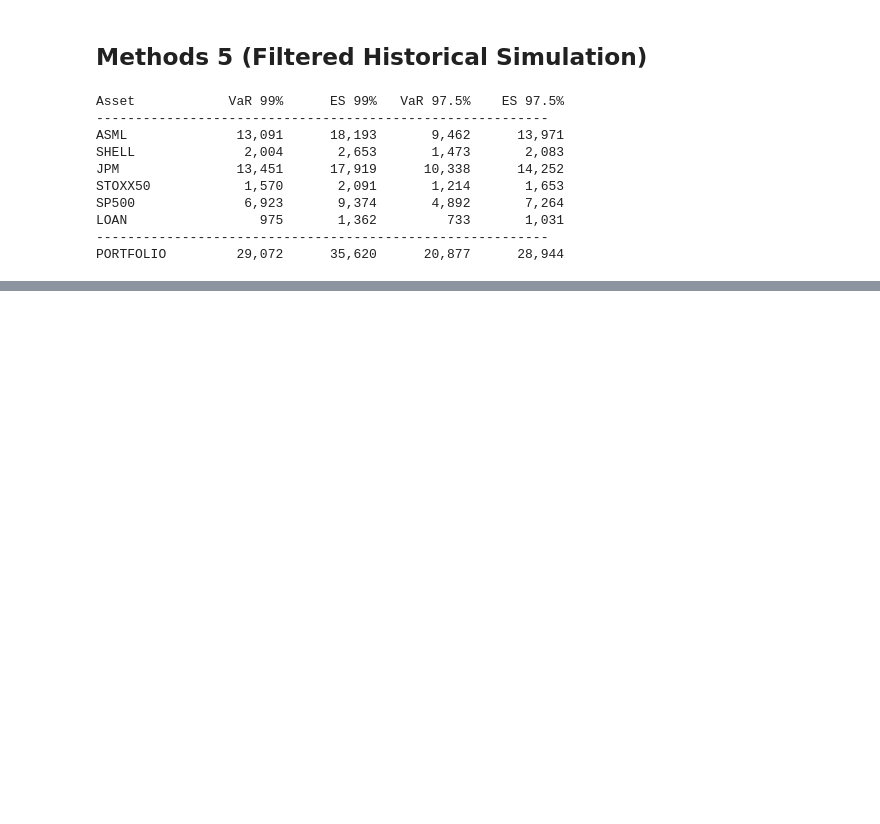
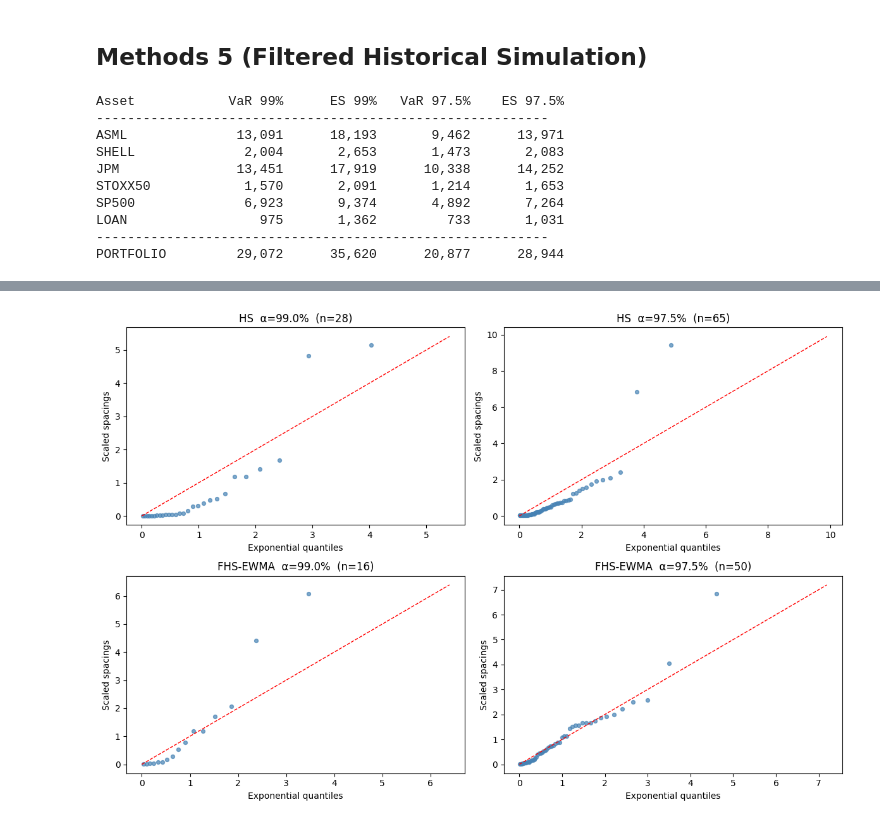
Before and after one commit to siddharthyashkukreja-cloud/QFRM_Assignments, a Jupyter notebook: Assignment_1/04_andreas.ipynb, the cells around one changed output, grey strips where cells are left out. Drawn from its saved outputs; the diff is of its cells as text; code cells hidden in the pictures; blank space fills up the shorter version.

```diff
--- a/Assignment_1/04_andreas.ipynb
+++ b/Assignment_1/04_andreas.ipynb
@@ -150,0 +262,22 @@ PORTFOLIO         29,072      35,620      20,877      28,944
+# %%
+fig, axes = plt.subplots(2, 2, figsize=(12, 8))
+for row, (label, vd) in enumerate([("HS", results_var), ("FHS-EWMA", fresults_var)]):
+    for col, a in enumerate(ALPHAS):
+        ax      = axes[row, col]
+        I       = bt_loss > vd[a][bt]
+        vdays   = np.where(I)[0]
+        spacing = np.diff(np.concatenate([[0], vdays])) * (1 - a)
+        s_sort  = np.sort(spacing)
+        probs   = (np.arange(1, len(s_sort) + 1) - 0.5) / len(s_sort)
+        exp_q   = -np.log(1 - probs)
+        ax.scatter(exp_q, s_sort, s=18, alpha=0.7, color="steelblue")
+        lim = max(exp_q.max(), s_sort.max()) * 1.05
+        ax.plot([0, lim], [0, lim], "r--", lw=1)
+        ax.set_xlabel("Exponential quantiles")
+        ax.set_ylabel("Scaled spacings")
+        ax.set_title(f"{label}  α={a*100:.1f}%  (n={len(spacing)})")
+plt.tight_layout()
+plt.savefig("plots/backtest_qqplot.png", dpi=150)
+plt.show()
+# %% [output]
+[figure, added]
```
Also changed, not shown: parts of 11 cells of this notebook, 4 other files.
